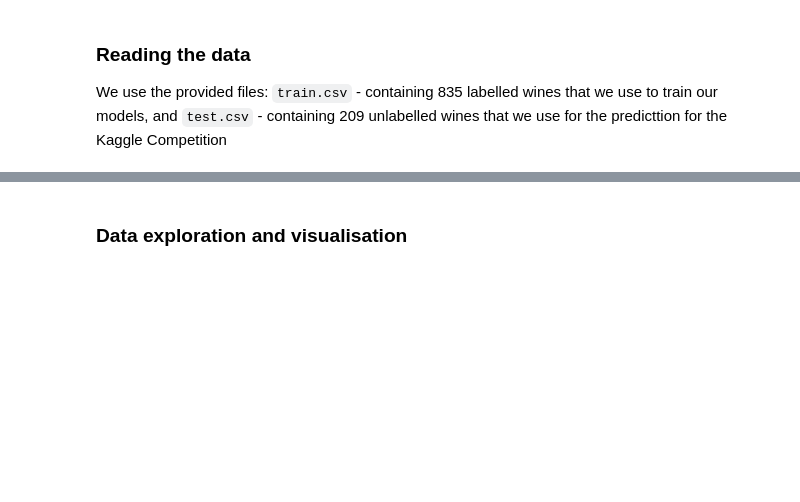
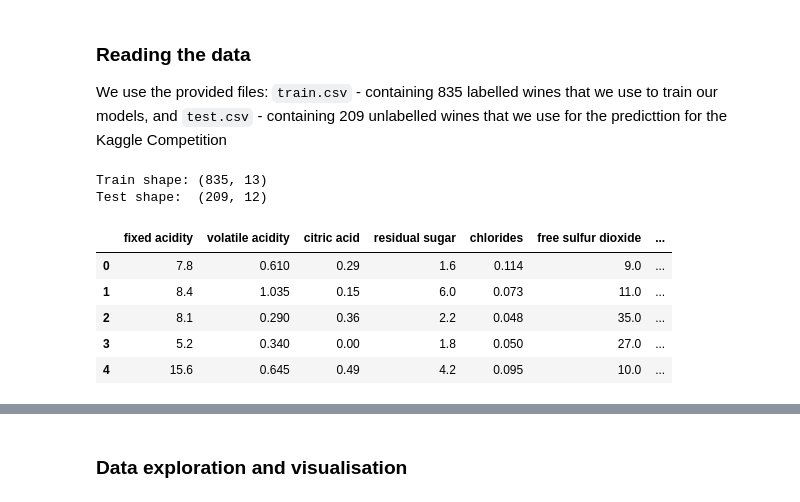
Before and after one commit to sondre04aasheim-spec/Deliverable_3_DAT200, a Jupyter notebook: CA3_template_group_30_V2.ipynb, the cells around one changed output, grey strips where cells are left out. Drawn from its saved outputs; the diff is of its cells as text; code cells hidden in the pictures; blank space fills up the shorter version.

```diff
--- a/CA3_template_group_30_V2.ipynb
+++ b/CA3_template_group_30_V2.ipynb
@@ -29,7 +29,18 @@ We use the provided files: `train.csv`  - containing 835 labelled wines that we
 # %%
 # reading the data (both files must be in the same folder as this notebook)
 wine_train = pd.read_csv("train.csv")
 wine_test = pd.read_csv("test.csv")
 
 # printing the training data to get a look
-print(wine_train)
+print("Train shape:", wine_train.shape)
+print("Test shape: ", wine_test.shape)
+wine_train.head()
+# %% [output]
+Train shape: (835, 13)
+Test shape:  (209, 12)
+|  | fixed acidity | volatile acidity | citric acid | residual sugar | chlorides | free sulfur dioxide | ... |
+| 0 | 7.8 | 0.610 | 0.29 | 1.6 | 0.114 | 9.0 | ... |
+| 1 | 8.4 | 1.035 | 0.15 | 6.0 | 0.073 | 11.0 | ... |
+| 2 | 8.1 | 0.290 | 0.36 | 2.2 | 0.048 | 35.0 | ... |
+| 3 | 5.2 | 0.340 | 0.00 | 1.8 | 0.050 | 27.0 | ... |
+| 4 | 15.6 | 0.645 | 0.49 | 4.2 | 0.095 | 10.0 | ... |
```
Also changed, not shown: parts of 18 cells of this notebook.
